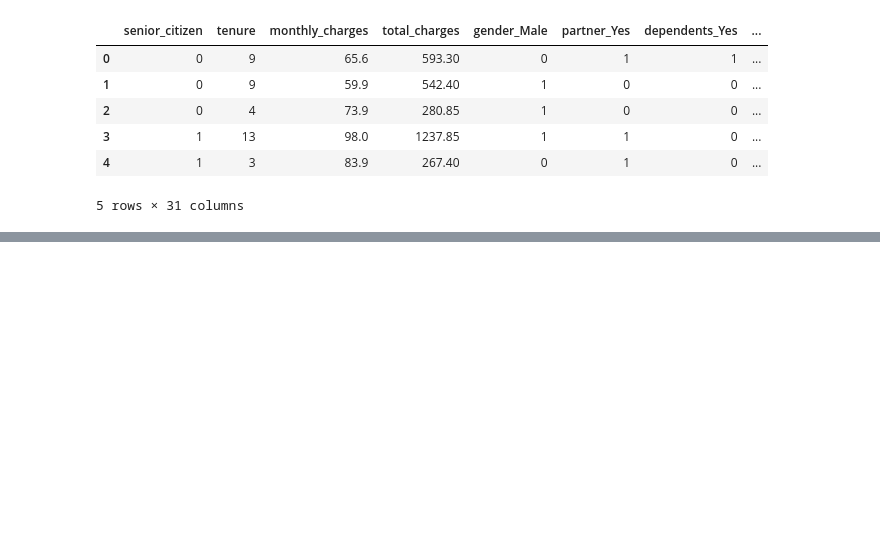
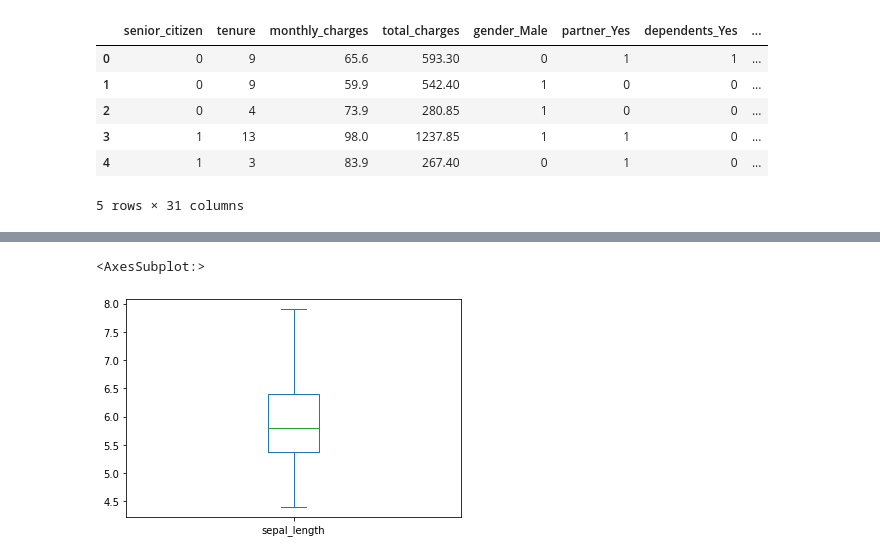
Before and after one commit to NSharick/classification-exercises, a Jupyter notebook: classification_exercises.ipynb, the cells around one changed output, grey strips where cells are left out. Drawn from its saved outputs; the diff is of its cells as text; code cells hidden in the pictures; blank space fills up the shorter version.

```diff
--- a/classification_exercises.ipynb
+++ b/classification_exercises.ipynb
@@ -780,0 +858,6 @@ prep_telco(ddff).head()
+# %%
+#sepal length boxplot
+train.sepal_length.plot.box()
+# %% [output]
+<AxesSubplot:>
+[figure, added]
```
Also changed, not shown: parts of 22 cells of this notebook.
